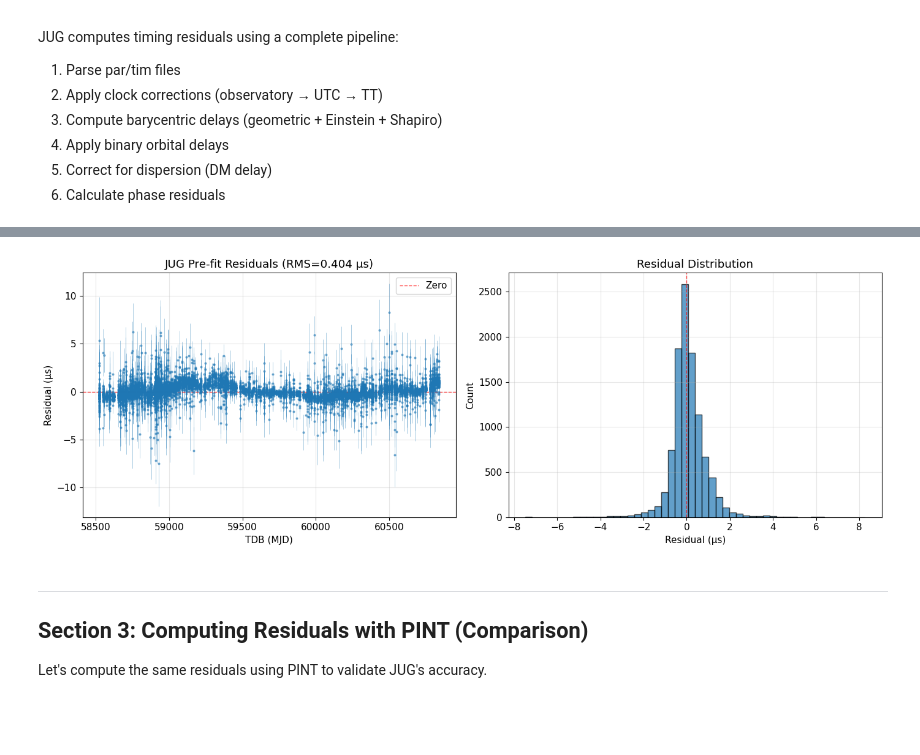
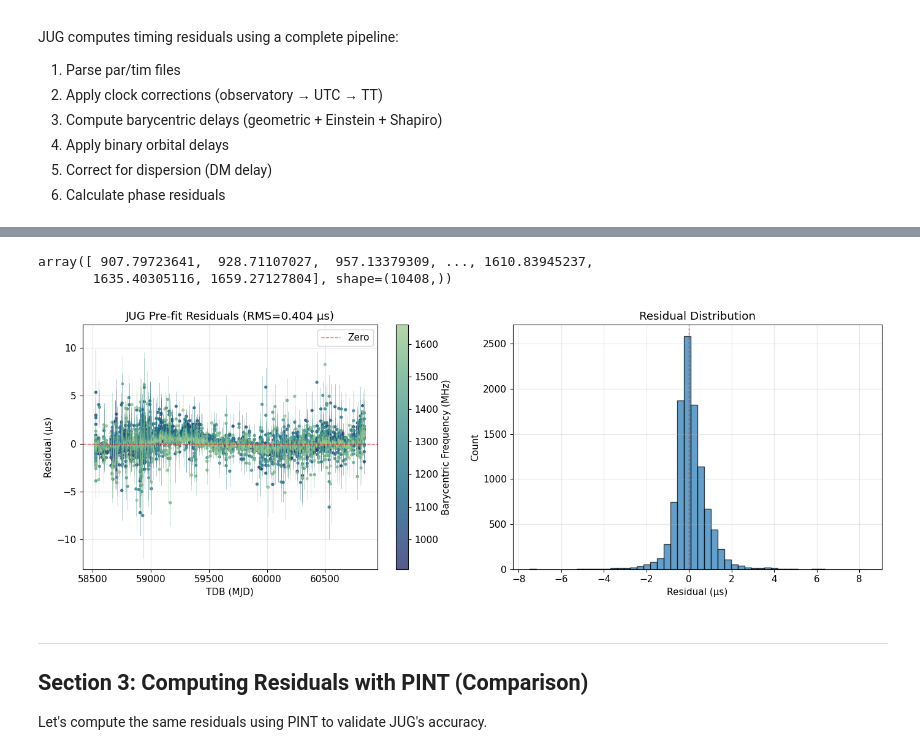
Before and after one commit to MattTMiles/jug, a Jupyter notebook: examples/full_walkthrough.ipynb, the cells around one changed output, grey strips where cells are left out. Cells and saved outputs as stored; diff of their text form; code cells hidden in the pictures; blank space fills up the shorter version.

```diff
--- a/examples/full_walkthrough.ipynb
+++ b/examples/full_walkthrough.ipynb
@@ -183,32 +155,51 @@ W1204 12:26:18.602445 1142721 cuda_executor.cc:1802] GPU interconnect informatio
   RMS: 0.404 μs
   Mean: 0.071 μs
   Range: [-7.48, 8.27] μs
+# %%
+jug_result['freq_bary_mhz']
+# %% [output]
+array([ 907.79723641,  928.71107027,  957.13379309, ..., 1610.83945237,
+       1635.40305116, 1659.27127804], shape=(10408,))
 # %%
-# Plot JUG residuals
+# Plot JUG residuals with frequency-colored points
+import seaborn as sns
+from matplotlib.colors import LinearSegmentedColormap
 fig, (ax1, ax2) = plt.subplots(1, 2, figsize=(14, 5))
 
-# Residuals vs time
-ax1.errorbar(jug_tdb_mjd, jug_residuals_us, yerr=jug_errors_us,
-             fmt='o', markersize=2, alpha=0.5, elinewidth=0.5)
+freq_mhz = jug_result['freq_bary_mhz']
+# Residuals vs time (colored by barycentric radio frequency)
+cmap = sns.color_palette("crest_r", as_cmap=True)
+norm = plt.Normalize(vmin=freq_mhz.min(), vmax=freq_mhz.max())
+colors = cmap(norm(freq_mhz))
+
+sc = ax1.scatter(jug_tdb_mjd, jug_residuals_us, c=freq_mhz, cmap=cmap, s=8, alpha=0.8)
+# Overlay error bars using the same colormap
+ax1.errorbar(
+    jug_tdb_mjd, jug_residuals_us, yerr=jug_errors_us,
+    fmt='none', ecolor=colors, elinewidth=0.5, alpha=0.5, capsize=0
+)
+
 ax1.axhline(0, color='red', linestyle='--', linewidth=1, alpha=0.7, label='Zero')
+cbar = fig.colorbar(sc, ax=ax1)
+cbar.set_label('Barycentric Frequency (MHz)')
 ax1.set_xlabel('TDB (MJD)')
 ax1.set_ylabel('Residual (μs)')
 ax1.set_title(f'JUG Pre-fit Residuals (RMS={jug_rms:.3f} μs)')
 ax1.grid(True, alpha=0.3)
 ax1.legend()
 
 # Histogram
 ax2.hist(jug_residuals_us, bins=50, alpha=0.7, edgecolor='black')
 ax2.axvline(0, color='red', linestyle='--', linewidth=1, alpha=0.7)
 ax2.set_xlabel('Residual (μs)')
 ax2.set_ylabel('Count')
 ax2.set_title('Residual Distribution')
 ax2.grid(True, alpha=0.3)
 
 plt.tight_layout()
 plt.show()
 # %% [output]
-[figure, old version]
+[figure, new version]
 # %% [markdown]
 ---
 
```
Also changed, not shown: parts of 15 cells of this notebook, 15 other files.
